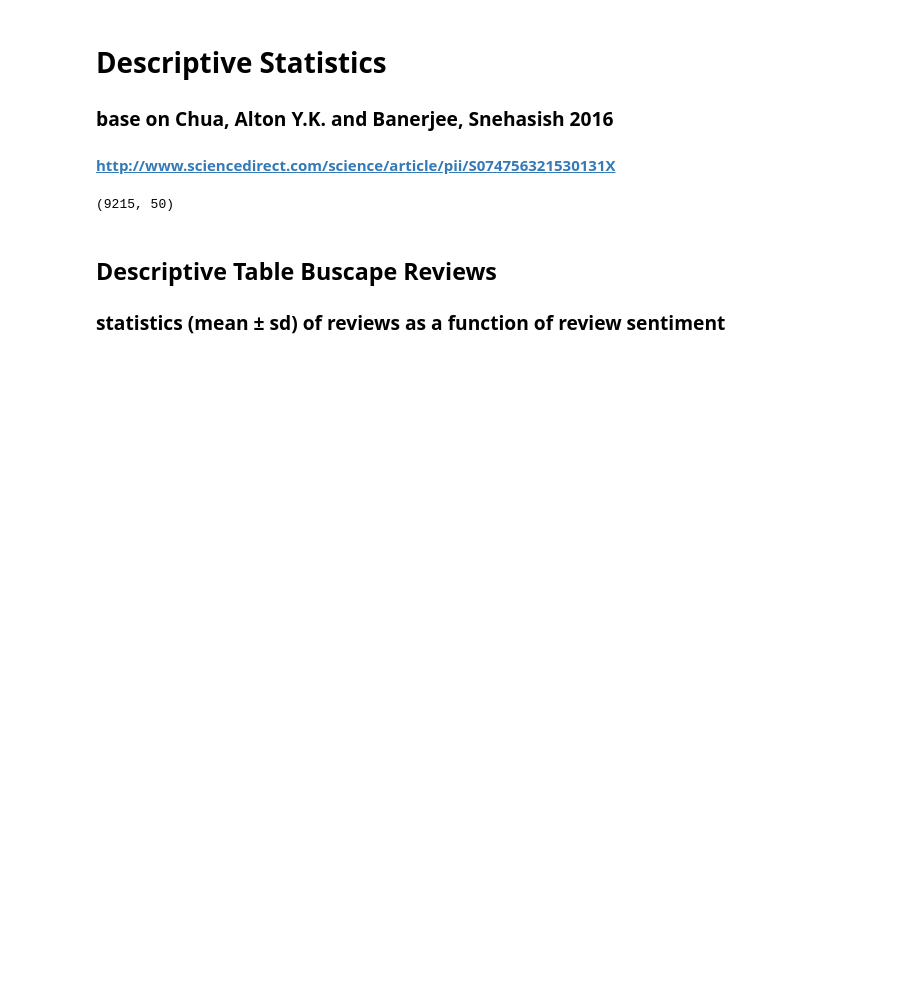
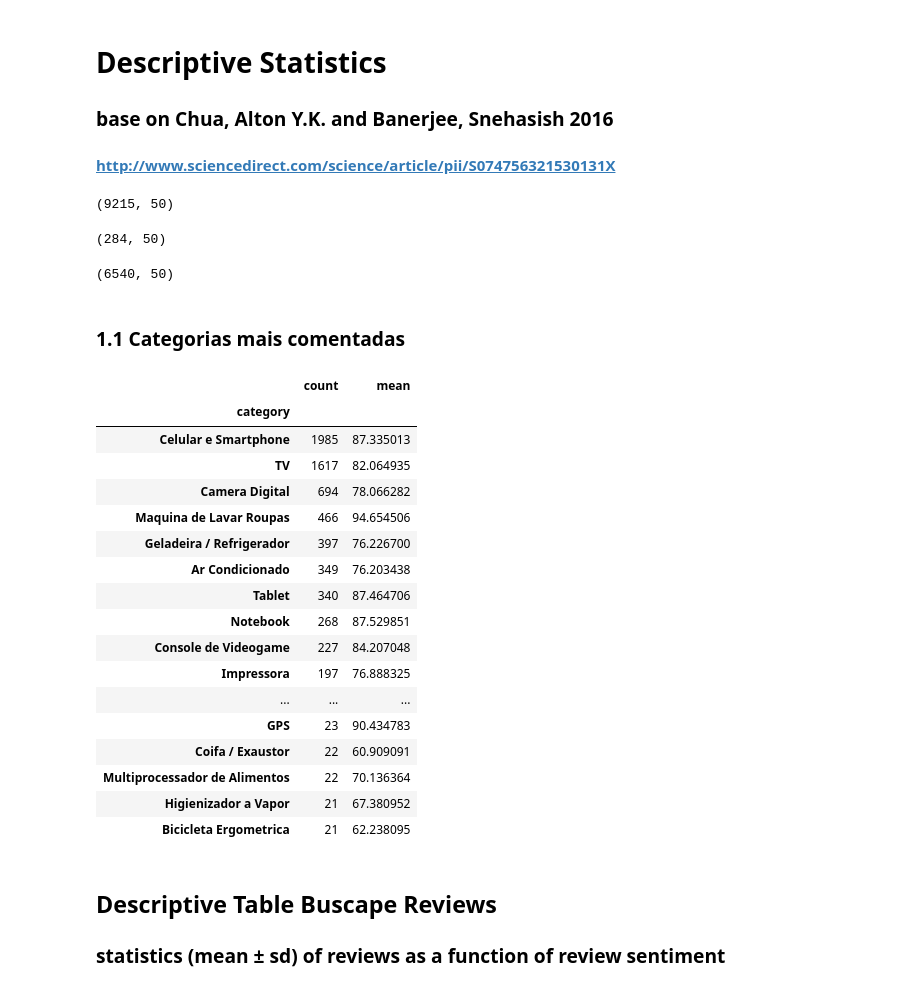
Before and after one commit to heukirne/pyreviews, a Jupyter notebook: experiments/descriptive_features.ipynb, the cells around one changed output. Drawn from its saved outputs; the diff is of its cells as text; code cells hidden in the pictures; blank space fills up the shorter version.

```diff
--- a/experiments/descriptive_features.ipynb
+++ b/experiments/descriptive_features.ipynb
@@ -69,6 +69,43 @@ reviews_features = reviews_features[reviews_features.word_count>9]
 reviews_features.shape
 # %% [output]
 (9215, 50)
+# %%
+list_experience_categories = [ 'Livros' , 'Perfume', 'Roupas', 'Jogos', 'Bonecas', 'Chapinha / Prancha', 'Esteira', 'Cadeira para Auto']
+experience_products = reviews_features[reviews_features.category.isin(list_experience_categories)]
+experience_products.shape
+# %% [output]
+(284, 50)
+# %%
+list_search_categories = [ 'Celular e Smartphone' , 'TV', 'Camera Digital', 'Maquina de Lavar Roupas', 'Geladeira / Refrigerador'
+                          , 'Ar Condicionado', 'Tablet', 'Notebook','Console de Videogame','Impressora']
+search_products = reviews_features[reviews_features.category.isin(list_search_categories)]
+search_products.shape
+# %% [output]
+(6540, 50)
+# %% [markdown]
+### 1.1 Categorias mais comentadas
+# %%
+df_agg = reviews_features[['word_count','category']].groupby(['category']).agg(['count','mean'])
+df_agg['word_count'].sort_values('count',ascending=False).head(50)
+# %% [output]
+|  | count | mean |
+| category |  |  |
+| Celular e Smartphone | 1985 | 87.335013 |
+| TV | 1617 | 82.064935 |
+| Camera Digital | 694 | 78.066282 |
+| Maquina de Lavar Roupas | 466 | 94.654506 |
+| Geladeira / Refrigerador | 397 | 76.226700 |
+| Ar Condicionado | 349 | 76.203438 |
+| Tablet | 340 | 87.464706 |
+| Notebook | 268 | 87.529851 |
+| Console de Videogame | 227 | 84.207048 |
+| Impressora | 197 | 76.888325 |
+| ... | ... | ... |
+| GPS | 23 | 90.434783 |
+| Coifa / Exaustor | 22 | 60.909091 |
+| Multiprocessador de Alimentos | 22 | 70.136364 |
+| Higienizador a Vapor | 21 | 67.380952 |
+| Bicicleta Ergometrica | 21 | 62.238095 |
 # %%
 def mean_data(df):
     mean_stats = []
```
Also changed, not shown: 1 other file.
